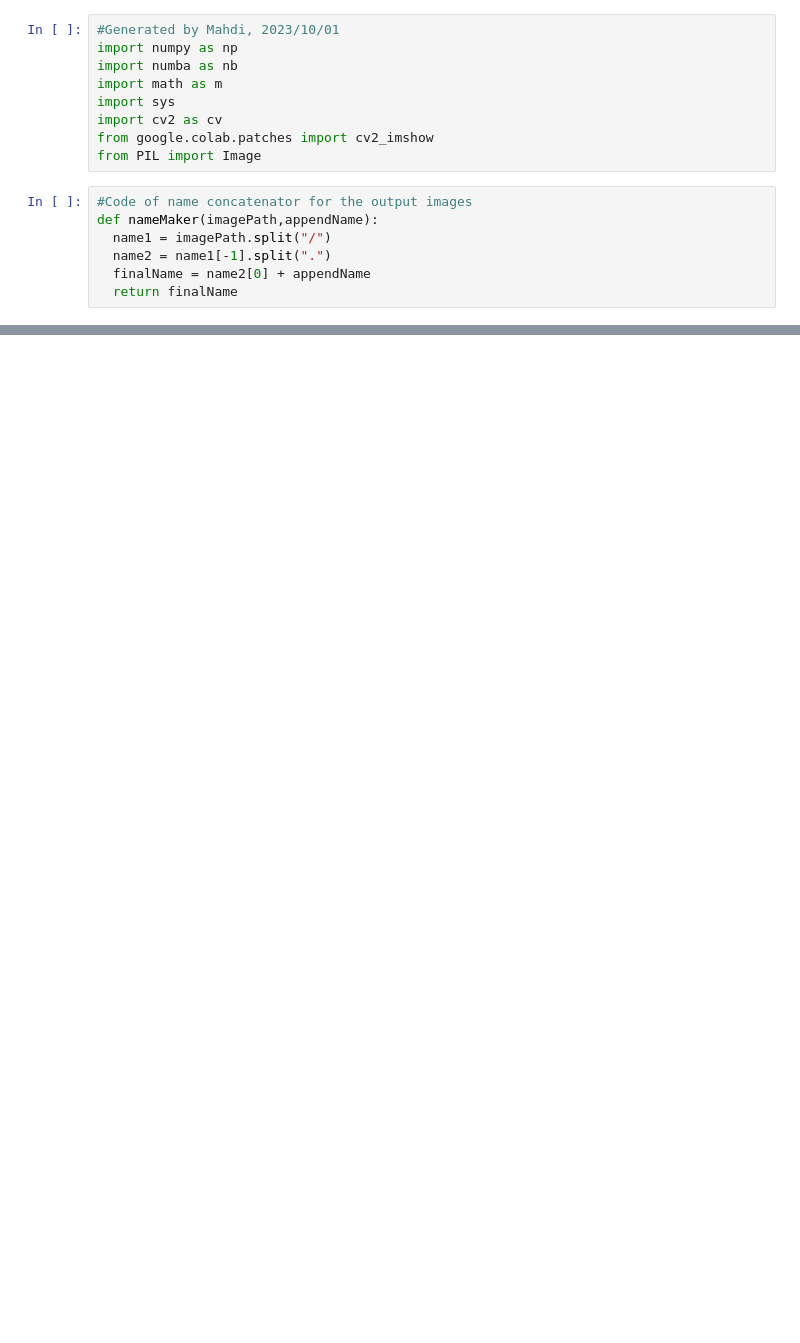
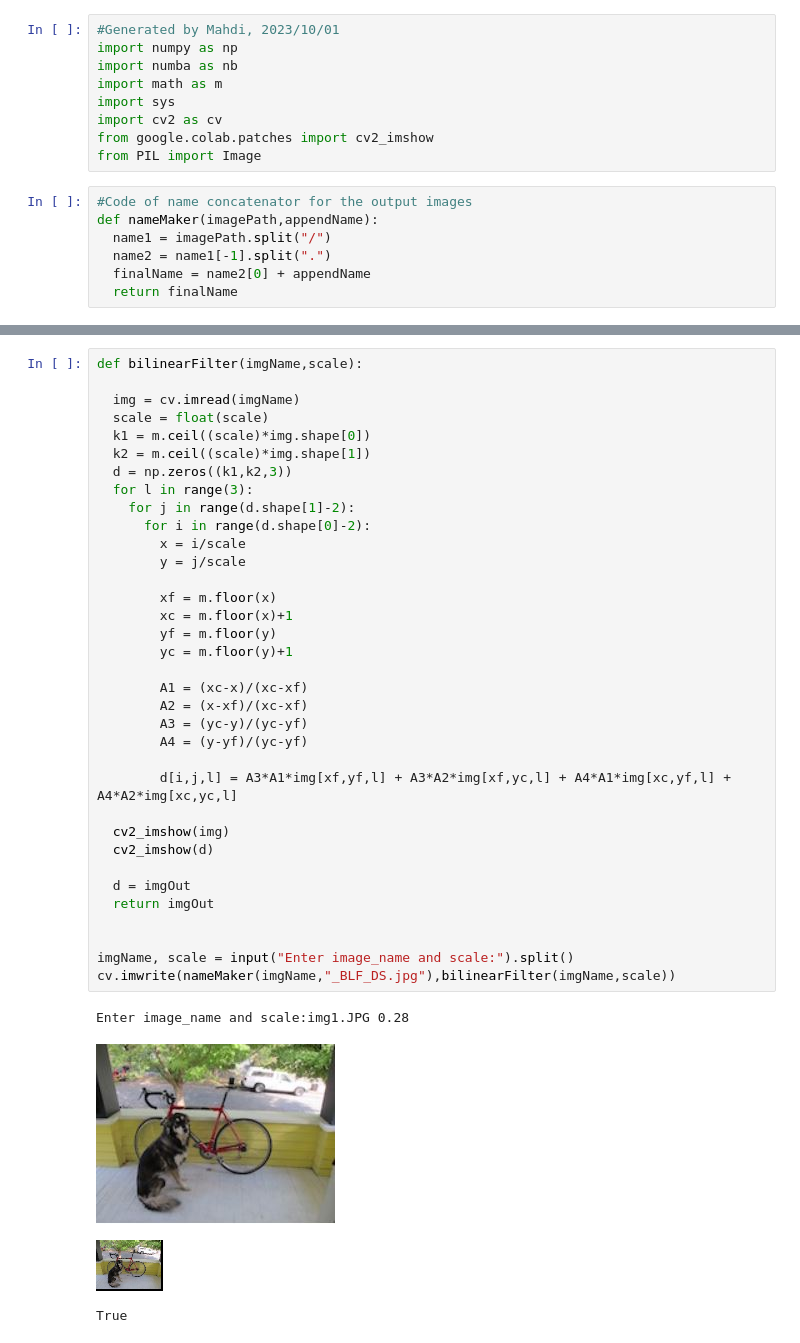
Before and after one commit to M-Moeini/Fundamental-Image-Filters-and-Resizer, a Jupyter notebook: Image-Filters.ipynb, the cells around one changed output, grey strips where cells are left out. Saved outputs shown, nothing was run; the diff lists cells and outputs as text; blank space fills up the shorter version.

Commit message:
Bilinear filter function is built

```diff
--- a/Image-Filters.ipynb
+++ b/Image-Filters.ipynb
@@ -53 +53,41 @@ Enter image_name and scale:img1.JPG 2
 True
+# %%
+def bilinearFilter(imgName,scale):
+
+  img = cv.imread(imgName)
+  scale = float(scale)
+  k1 = m.ceil((scale)*img.shape[0])
+  k2 = m.ceil((scale)*img.shape[1])
+  d = np.zeros((k1,k2,3))
+  for l in range(3):
+    for j in range(d.shape[1]-2):
+      for i in range(d.shape[0]-2):
+        x = i/scale
+        y = j/scale
+
+        xf = m.floor(x)
+        xc = m.floor(x)+1
+        yf = m.floor(y)
+        yc = m.floor(y)+1
+
+        A1 = (xc-x)/(xc-xf)
+        A2 = (x-xf)/(xc-xf)
+        A3 = (yc-y)/(yc-yf)
+        A4 = (y-yf)/(yc-yf)
+
+        d[i,j,l] = A3*A1*img[xf,yf,l] + A3*A2*img[xf,yc,l] + A4*A1*img[xc,yf,l] + A4*A2*img[xc,yc,l]
+
+  cv2_imshow(img)
+  cv2_imshow(d)
+
+  d = imgOut
+  return imgOut
+
+
+imgName, scale = input("Enter image_name and scale:").split()
+cv.imwrite(nameMaker(imgName,"_BLF_DS.jpg"),bilinearFilter(imgName,scale))
+# %% [output]
+Enter image_name and scale:img1.JPG 0.28
+[figure, added]
+[figure, added]
+True
```
Also changed, not shown: parts of 1 cell of this notebook.
